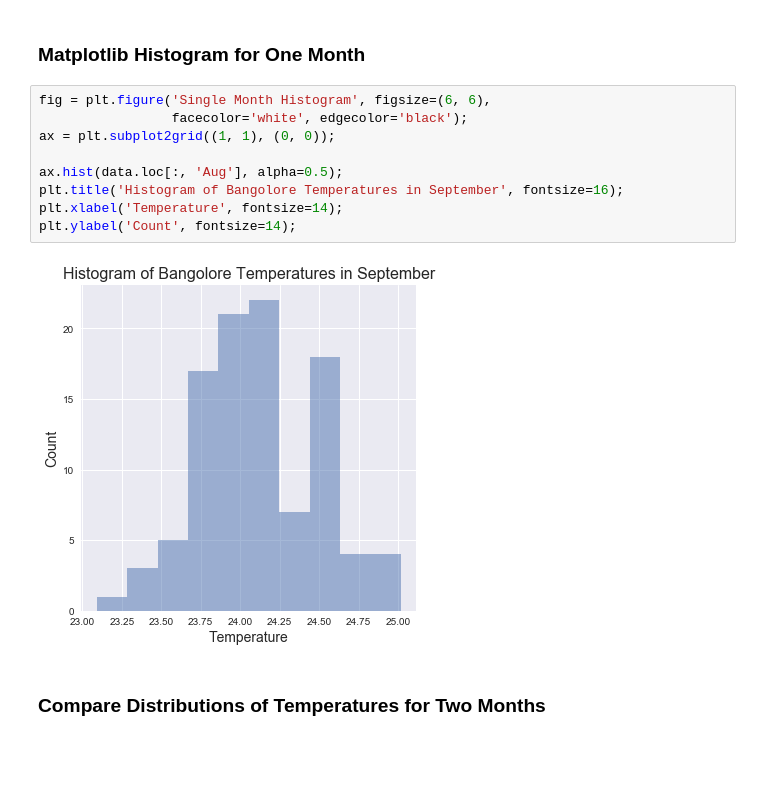
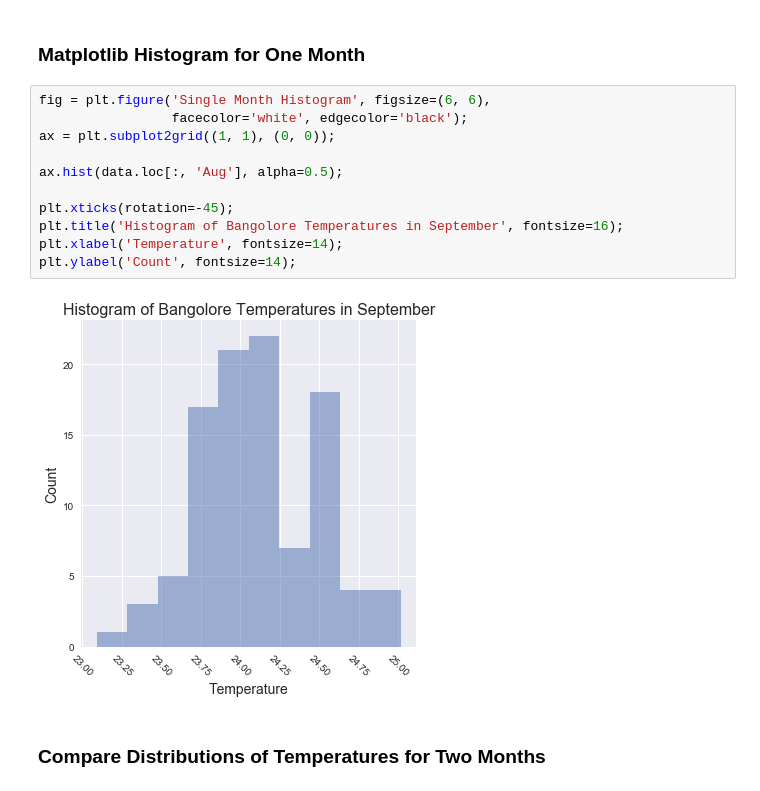
Before and after one commit to TimothyHelton/foundations, a Jupyter notebook: examples/bangalore.ipynb, the cells around one changed output. Saved outputs shown, nothing was run; the diff lists cells and outputs as text; blank space fills up the shorter version.

```diff
--- a/examples/bangalore.ipynb
+++ b/examples/bangalore.ipynb
@@ -226,14 +263,16 @@ seaborn
 # %%
 fig = plt.figure('Single Month Histogram', figsize=(6, 6),
                  facecolor='white', edgecolor='black');
 ax = plt.subplot2grid((1, 1), (0, 0));
 
 ax.hist(data.loc[:, 'Aug'], alpha=0.5);
+
+plt.xticks(rotation=-45);
 plt.title('Histogram of Bangolore Temperatures in September', fontsize=16);
 plt.xlabel('Temperature', fontsize=14);
 plt.ylabel('Count', fontsize=14);
 # %% [output]
-[figure, old version]
+[figure, new version]
 # %% [markdown]
 ### Compare Distributions of Temperatures for Two Months
 # %%
```
Also changed, not shown: parts of 4 cells of this notebook.
